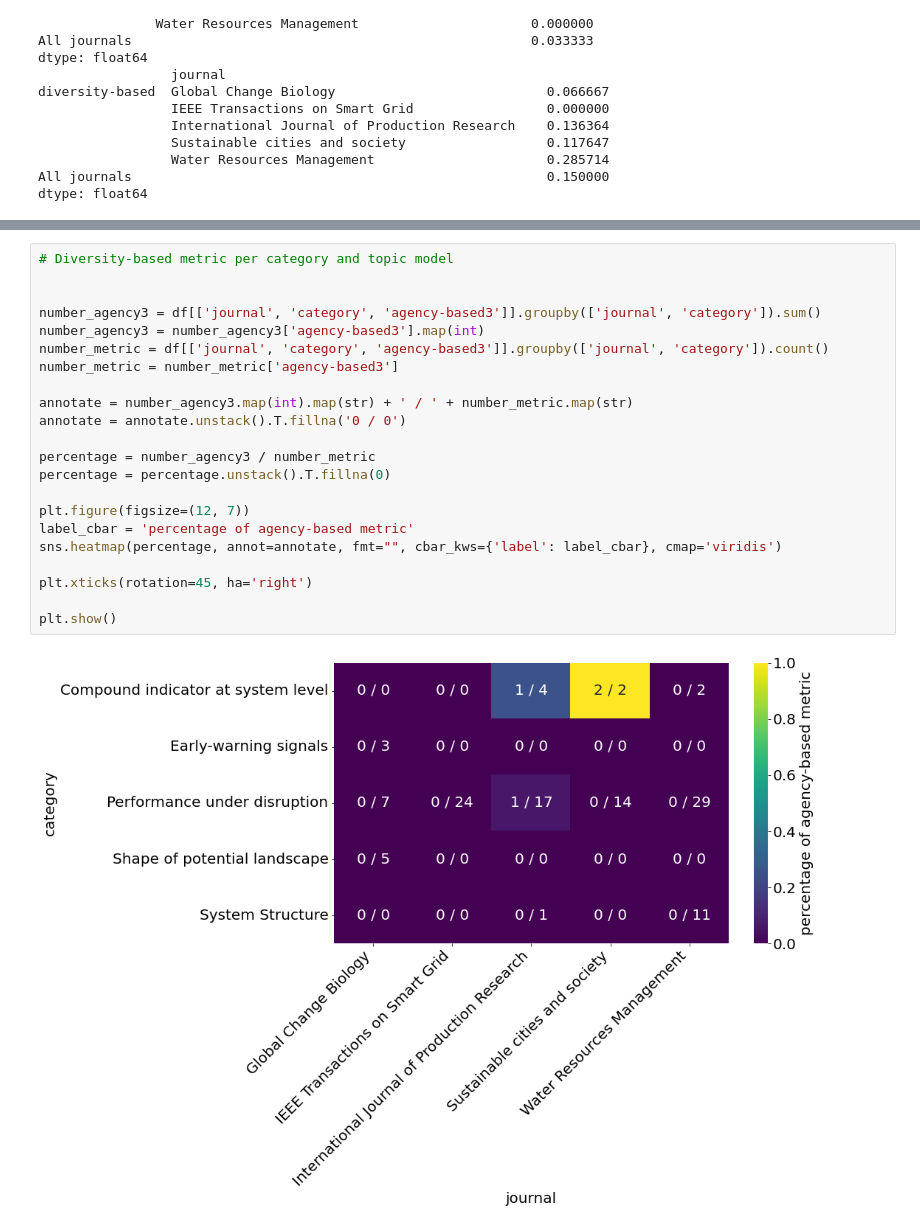
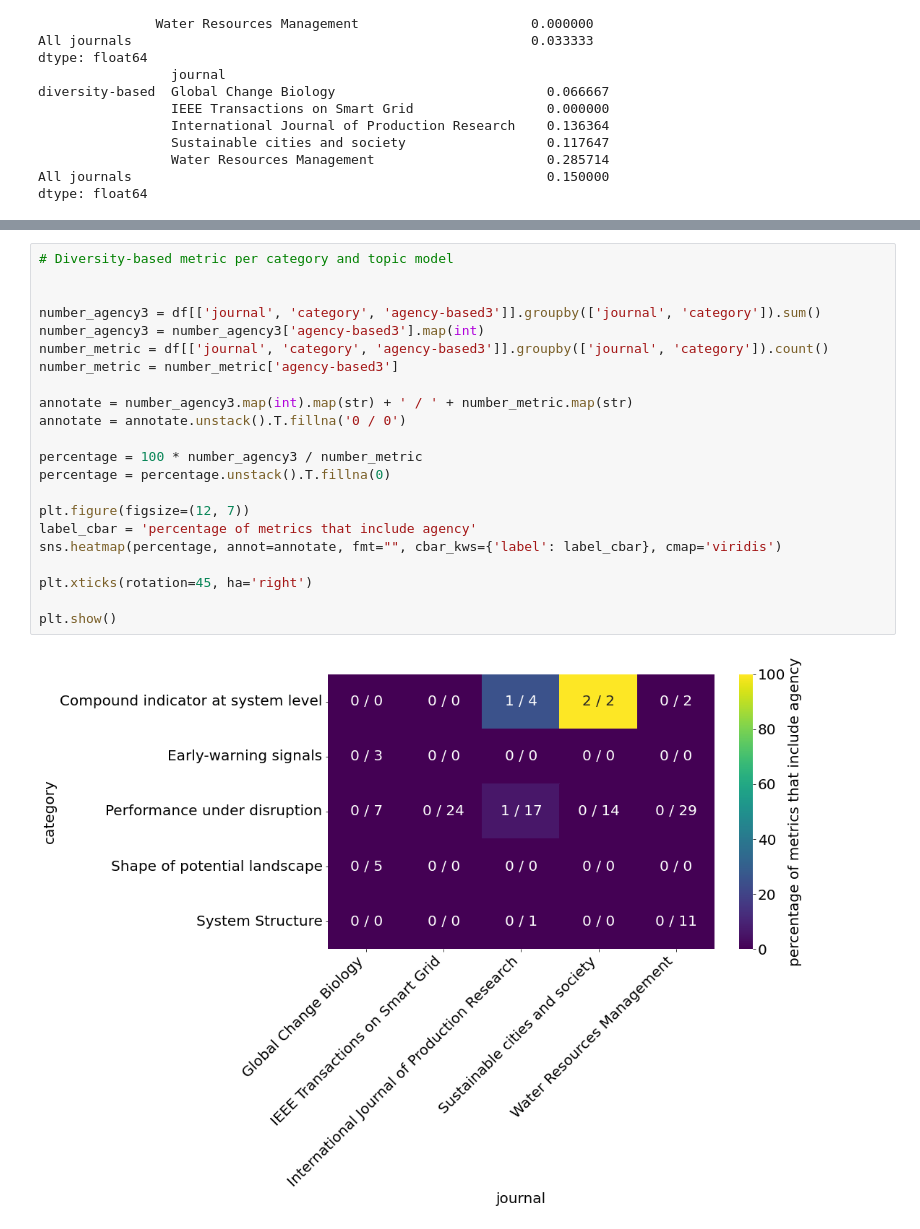
Before and after one commit to vitorhirata/resilience-metrics-review, a Jupyter notebook: modelling_result_analysis.ipynb, the cells around one changed output, grey strips where cells are left out. Saved outputs shown, nothing was run; the diff lists cells and outputs as text.

```diff
--- a/modelling_result_analysis.ipynb
+++ b/modelling_result_analysis.ipynb
@@ -172,24 +172,24 @@ plt.show()
 # %%
 # Diversity-based metric per category and topic model
 
 
 number_agency3 = df[['journal', 'category', 'agency-based3']].groupby(['journal', 'category']).sum()
 number_agency3 = number_agency3['agency-based3'].map(int)
 number_metric = df[['journal', 'category', 'agency-based3']].groupby(['journal', 'category']).count()
 number_metric = number_metric['agency-based3']
 
 annotate = number_agency3.map(int).map(str) + ' / ' + number_metric.map(str)
 annotate = annotate.unstack().T.fillna('0 / 0')
 
-percentage = number_agency3 / number_metric
+percentage = 100 * number_agency3 / number_metric
 percentage = percentage.unstack().T.fillna(0)
 
 plt.figure(figsize=(12, 7))
-label_cbar = 'percentage of agency-based metric'
+label_cbar = 'percentage of metrics that include agency'
 sns.heatmap(percentage, annot=annotate, fmt="", cbar_kws={'label': label_cbar}, cmap='viridis')
 
 plt.xticks(rotation=45, ha='right')
 
 plt.show()
 # %% [output]
-[figure, old version]
+[figure, new version]
```
Also changed, not shown: parts of 2 cells of this notebook, 2 other files.
